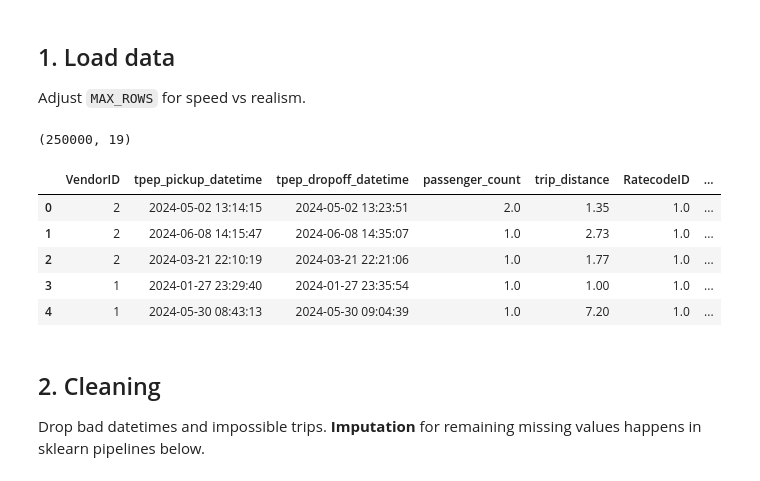
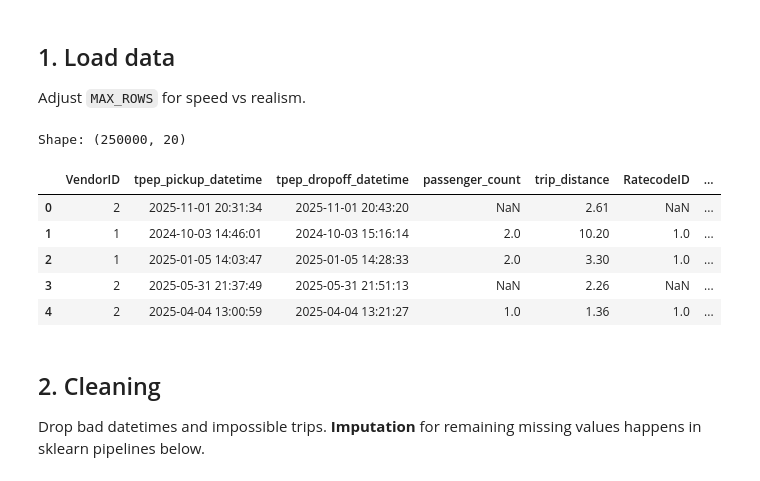
Before and after one commit to adityajoshi16439238/Task-A, a Jupyter notebook: notebooks/yellow_taxi_fare_ann_pytorch.ipynb, the cells around one changed output. Drawn from its saved outputs; the diff is of its cells as text; code cells hidden in the pictures.

```diff
--- a/notebooks/yellow_taxi_fare_ann_pytorch.ipynb
+++ b/notebooks/yellow_taxi_fare_ann_pytorch.ipynb
@@ -53,36 +53,35 @@ Device: cpu
 
 Adjust `MAX_ROWS` for speed vs realism.
 # %%
-REPO_ROOT = Path("..").resolve()
+from pathlib import Path
+import pandas as pd
+
+# Path to combined dataset
+DATA_PATH = Path("../dataset_nyc_parquet/combined/yellow_all.parquet")
+
+# Load dataset
+if not DATA_PATH.exists():
+    raise FileNotFoundError("Combined dataset not found. Make sure yellow_all.parquet exists.")
+
+df = pd.read_parquet(DATA_PATH)
+
+#reduce size for faster training
 MAX_ROWS = 250_000
+RANDOM_SEED = 42
 
-def load_yellow_frame() -> pd.DataFrame:
-    combined = REPO_ROOT / "dataset_nyc_parquet" / "combined" / "yellow_all.parquet"
-    yellow_dir = REPO_ROOT / "dataset_nyc_parquet" / "yellow"
-    if combined.is_file():
-        return pd.read_parquet(combined, engine="pyarrow")
-    if yellow_dir.is_dir():
-        files = sorted(yellow_dir.glob("yellow_tripdata_*.parquet"))
-        if not files:
-            raise FileNotFoundError(f"No parquet files in {yellow_dir}")
-        return pd.read_parquet(files[-1], engine="pyarrow")
-    raise FileNotFoundError(
-        "No yellow taxi data found. Run: python scripts/download_nyc_tlc_parquet.py --types yellow"
-    )
-
-df = load_yellow_frame()
 if len(df) > MAX_ROWS:
     df = df.sample(n=MAX_ROWS, random_state=RANDOM_SEED).reset_index(drop=True)
-print(df.shape)
+
+print("Shape:", df.shape)
 df.head()
 # %% [output]
-(250000, 19)
+Shape: (250000, 20)
 |  | VendorID | tpep_pickup_datetime | tpep_dropoff_datetime | passenger_count | trip_distance | RatecodeID | ... |
-| 0 | 2 | 2024-05-02 13:14:15 | 2024-05-02 13:23:51 | 2.0 | 1.35 | 1.0 | ... |
-| 1 | 2 | 2024-06-08 14:15:47 | 2024-06-08 14:35:07 | 1.0 | 2.73 | 1.0 | ... |
-| 2 | 2 | 2024-03-21 22:10:19 | 2024-03-21 22:21:06 | 1.0 | 1.77 | 1.0 | ... |
-| 3 | 1 | 2024-01-27 23:29:40 | 2024-01-27 23:35:54 | 1.0 | 1.00 | 1.0 | ... |
-| 4 | 1 | 2024-05-30 08:43:13 | 2024-05-30 09:04:39 | 1.0 | 7.20 | 1.0 | ... |
+| 0 | 2 | 2025-11-01 20:31:34 | 2025-11-01 20:43:20 | NaN | 2.61 | NaN | ... |
+| 1 | 1 | 2024-10-03 14:46:01 | 2024-10-03 15:16:14 | 2.0 | 10.20 | 1.0 | ... |
+| 2 | 1 | 2025-01-05 14:03:47 | 2025-01-05 14:28:33 | 2.0 | 3.30 | 1.0 | ... |
+| 3 | 2 | 2025-05-31 21:37:49 | 2025-05-31 21:51:13 | NaN | 2.26 | NaN | ... |
+| 4 | 2 | 2025-04-04 13:00:59 | 2025-04-04 13:21:27 | 1.0 | 1.36 | 1.0 | ... |
 # %% [markdown]
 ## 2. Cleaning
 
```
Also changed, not shown: 3 other files.
